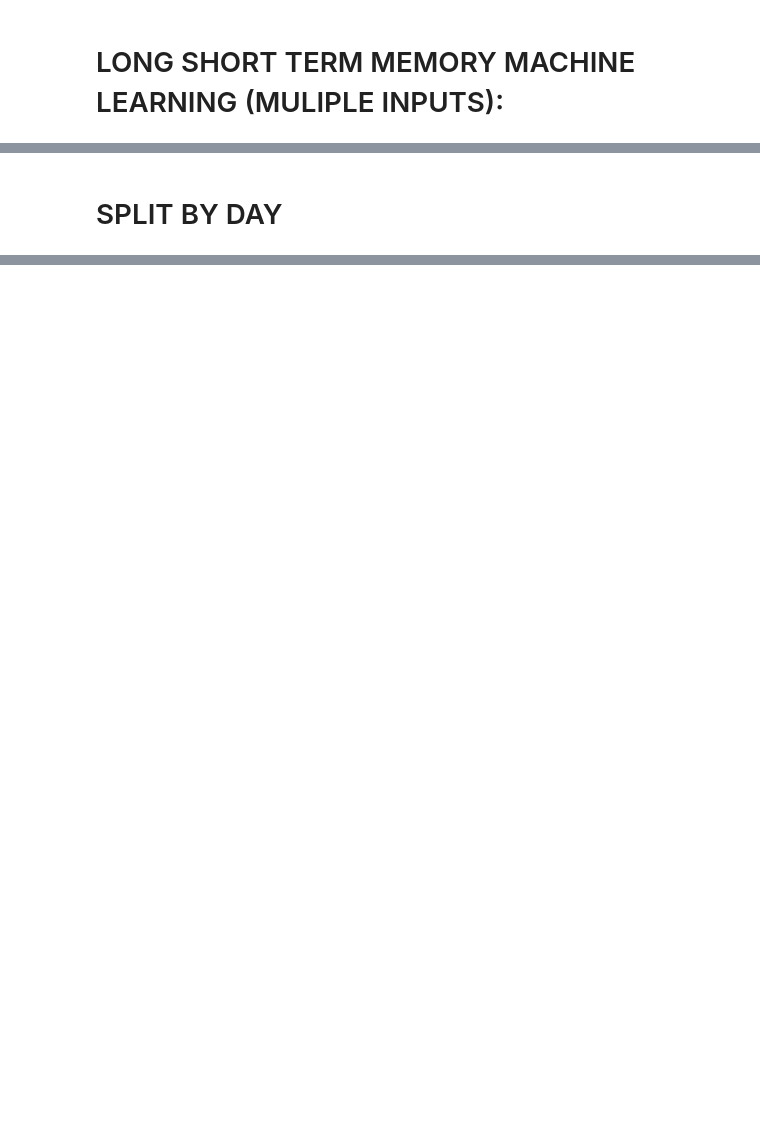
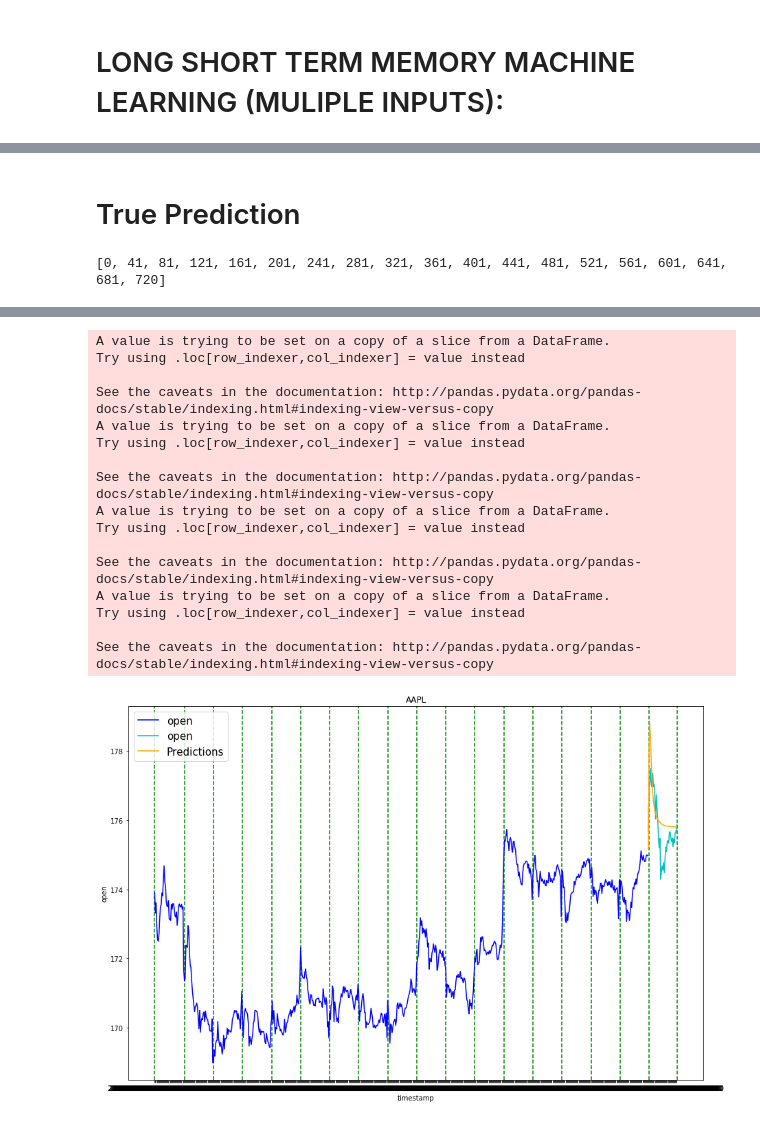
Before and after one commit to Galante97/Uptick, a Jupyter notebook: AI/muti_input_AI.ipynb, the cells around one changed output, grey strips where cells are left out. Drawn from its saved outputs; the diff is of its cells as text; code cells hidden in the pictures; blank space fills up the shorter version.

```diff
--- a/AI/muti_input_AI.ipynb
+++ b/AI/muti_input_AI.ipynb
@@ -286,2 +421,0 @@ TypeError: 'int' object is not subscriptable
-# %% [markdown]
-# SPLIT BY DAY
@@ -420,0 +422,36 @@ plt.show()
+# %% [markdown]
+# True Prediction
+# %%
+def set_data_split(current_stock_df):
+    total_rows = current_stock_df.count()
+    training_data_split = int(total_rows['close']*0.945) #80% of the data becomes train data
+    #training_data_split = 717
+    return training_data_split
+# %%
+def manipulated_data(symbol, data_points):
+    current_stock_df = determine_ticker(symbol)
+    daySplits = split_by_day(current_stock_df)
+    total_rows = len(current_stock_df.index)
+    daySplits.append(total_rows)
+    print(daySplits)
+
+    #creating dataframe
+    data = current_stock_df.sort_index(ascending=True, axis=0)
+    new_data = pd.DataFrame(index=range(0,len(current_stock_df)),columns=['timestamp', data_points[0], data_points[1],data_points[2],data_points[3],data_points[4]])
+
+
+    #creating a new_data DF for manipulation
+    for i in range(0,len(data)):
+        new_data['timestamp'][i] = data['timestamp'][i]
+        new_data[data_points[0]][i] = data[data_points[0]][i]
+        new_data[data_points[1]][i] = data[data_points[1]][i]
+        new_data[data_points[2]][i] = data[data_points[2]][i]
+        new_data[data_points[3]][i] = data[data_points[3]][i]
+        new_data[data_points[4]][i] = data[data_points[4]][i]
+
+
+    #setting index to timestamp
+    new_data.index = new_data.timestamp
+    new_data.drop('timestamp', axis=1, inplace=True)
+
+    return current_stock_df, new_data, daySplits
@@ -420,0 +611,11 @@ plt.show()
+# %%
+symbol = 'AAPL'
+data_points = ['open','close','low','high','volume']
+sensitivity = 150
+
+current_stock_df, new_data, day_split = manipulated_data(symbol, data_points) #symbol and what to use
+training_data_split = set_data_split(current_stock_df)
+
+create_LSTM_model(new_data, sensitivity, data_points, training_data_split, day_split) #formatted data, and epoch sensitivity, what to use
+# %% [output]
+[0, 41, 81, 121, 161, 201, 241, 281, 321, 361, 401, 441, 481, 521, 561, 601, 641, 681, 720]
@@ -420,0 +639,17 @@ plt.show()
+A value is trying to be set on a copy of a slice from a DataFrame.
+Try using .loc[row_indexer,col_indexer] = value instead
+
+See the caveats in the documentation: http://pandas.pydata.org/pandas-docs/stable/indexing.html#indexing-view-versus-copy
+A value is trying to be set on a copy of a slice from a DataFrame.
+Try using .loc[row_indexer,col_indexer] = value instead
+
+See the caveats in the documentation: http://pandas.pydata.org/pandas-docs/stable/indexing.html#indexing-view-versus-copy
+A value is trying to be set on a copy of a slice from a DataFrame.
+Try using .loc[row_indexer,col_indexer] = value instead
+
+See the caveats in the documentation: http://pandas.pydata.org/pandas-docs/stable/indexing.html#indexing-view-versus-copy
+A value is trying to be set on a copy of a slice from a DataFrame.
+Try using .loc[row_indexer,col_indexer] = value instead
+
+See the caveats in the documentation: http://pandas.pydata.org/pandas-docs/stable/indexing.html#indexing-view-versus-copy
+[figure, added]
```
Also changed, not shown: parts of 24 cells of this notebook, 14 other files.
